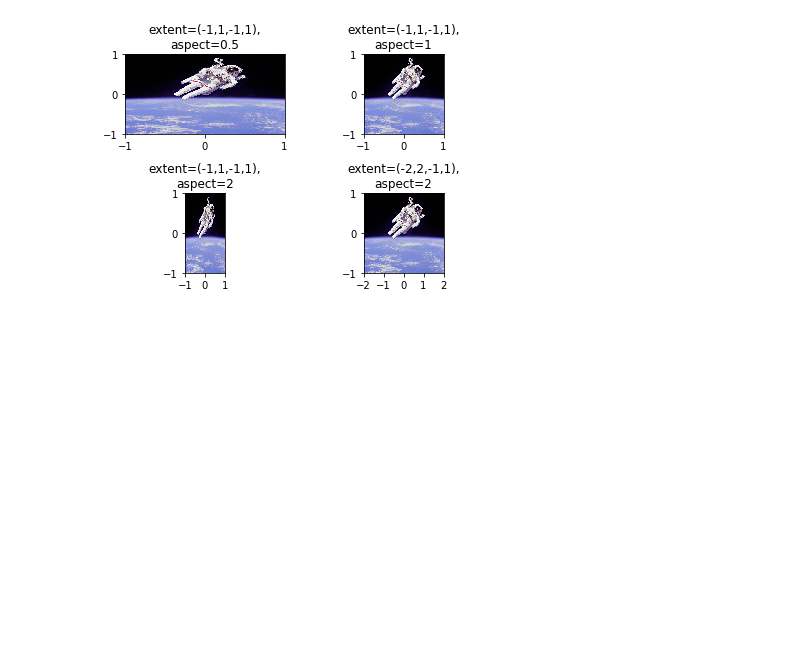
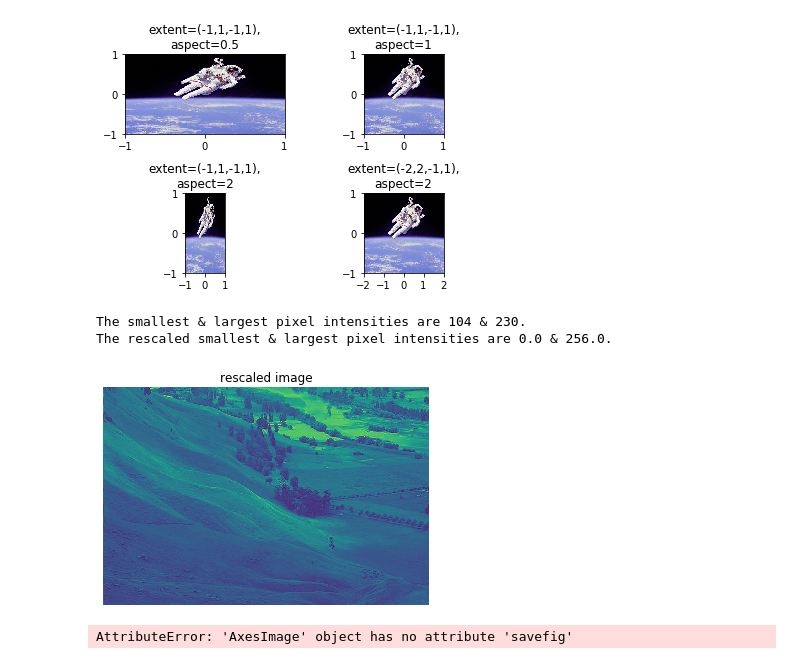
Before and after one commit to prograTammz/numpy-matplotlib-playground, a Jupyter notebook: numpy-matplotlib.ipynb, the cells around one changed output. Drawn from its saved outputs; the diff is of its cells as text; code cells hidden in the pictures; blank space fills up the shorter version.

Commit message:
rescaled the image to be shaper

```diff
--- a/numpy-matplotlib.ipynb
+++ b/numpy-matplotlib.ipynb
@@ -218,3 +218,28 @@ plt.tight_layout()
 plt.show()
 # %% [output]
 [figure]
+# %%
+# Load the image into an array: image
+image = plt.imread('640px-Unequalized_Hawkes_Bay_NZ.jpg')
+
+# Extract minimum and maximum values from the image: pmin, pmax
+pmin, pmax = image.min(), image.max()
+print("The smallest & largest pixel intensities are %d & %d." % (pmin, pmax))
+
+# Rescale the pixels: rescaled_image
+rescaled_image = 256*(image-pmin)/(pmax-pmin)
+print("The rescaled smallest & largest pixel intensities are %.1f & %.1f." %
+      (rescaled_image.min(), rescaled_image.max()))
+
+# Display the rescaled image
+plt.title('rescaled image')
+plt.axis('off')
+plot =plt.imshow(rescaled_image)
+
+plt.show()
+plot.savefig("rescaled.png")
+# %% [output]
+The smallest & largest pixel intensities are 104 & 230.
+The rescaled smallest & largest pixel intensities are 0.0 & 256.0.
+[figure, added]
+AttributeError: 'AxesImage' object has no attribute 'savefig'
```
Also changed, not shown: 1 other file.
